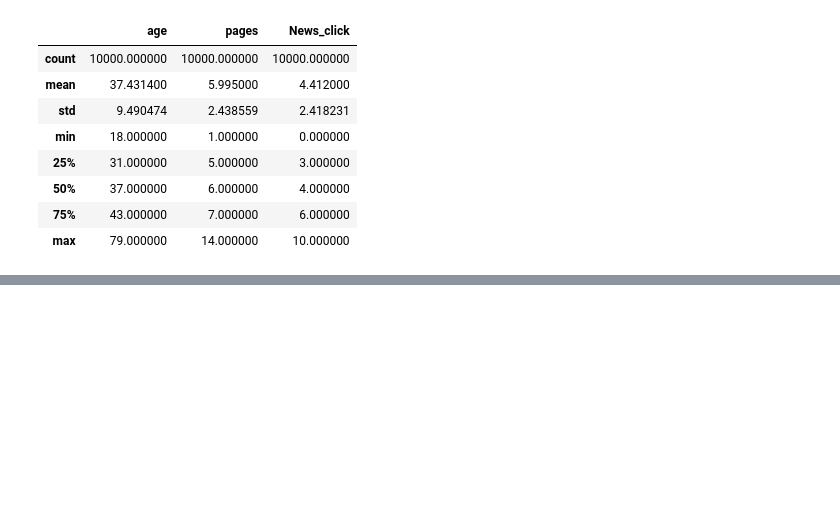
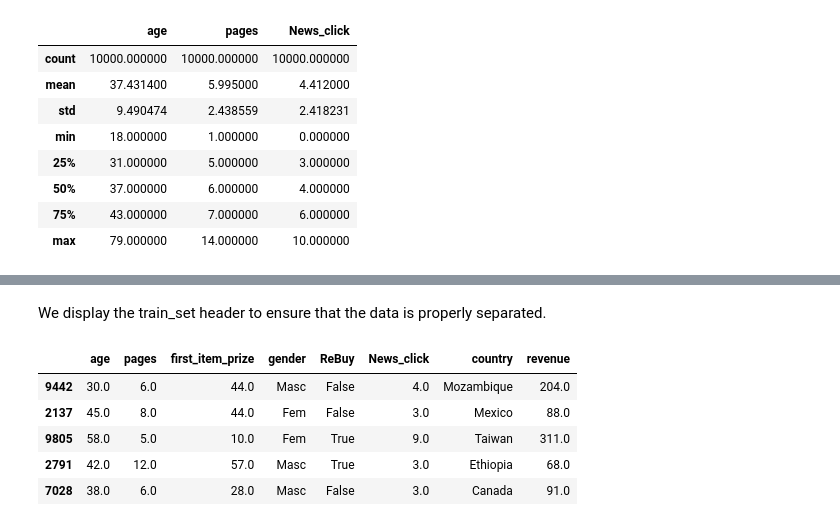
Before and after one commit to Anna-Eve/Projet-Apprentissage-automatique-n-1, a Jupyter notebook: main.ipynb, the cells around one changed output, grey strips where cells are left out. Saved outputs shown, nothing was run; the diff lists cells and outputs as text; code cells hidden in the pictures; blank space fills up the shorter version.

```diff
--- a/main.ipynb
+++ b/main.ipynb
@@ -44,0 +103,11 @@ plt.show()
+# %% [markdown]
+We display the train_set header to ensure that the data is properly separated.
+# %%
+train_set.head()
+# %% [output]
+|  | age | pages | first_item_prize | gender | ReBuy | News_click | country | revenue |
+| 9442 | 30.0 | 6.0 | 44.0 | Masc | False | 4.0 | Mozambique | 204.0 |
+| 2137 | 45.0 | 8.0 | 44.0 | Fem | False | 3.0 | Mexico | 88.0 |
+| 9805 | 58.0 | 5.0 | 10.0 | Fem | True | 9.0 | Taiwan | 311.0 |
+| 2791 | 42.0 | 12.0 | 57.0 | Masc | True | 3.0 | Ethiopia | 68.0 |
+| 7028 | 38.0 | 6.0 | 28.0 | Masc | False | 3.0 | Canada | 91.0 |
```
Also changed, not shown: parts of 39 cells of this notebook, 1 other file.
